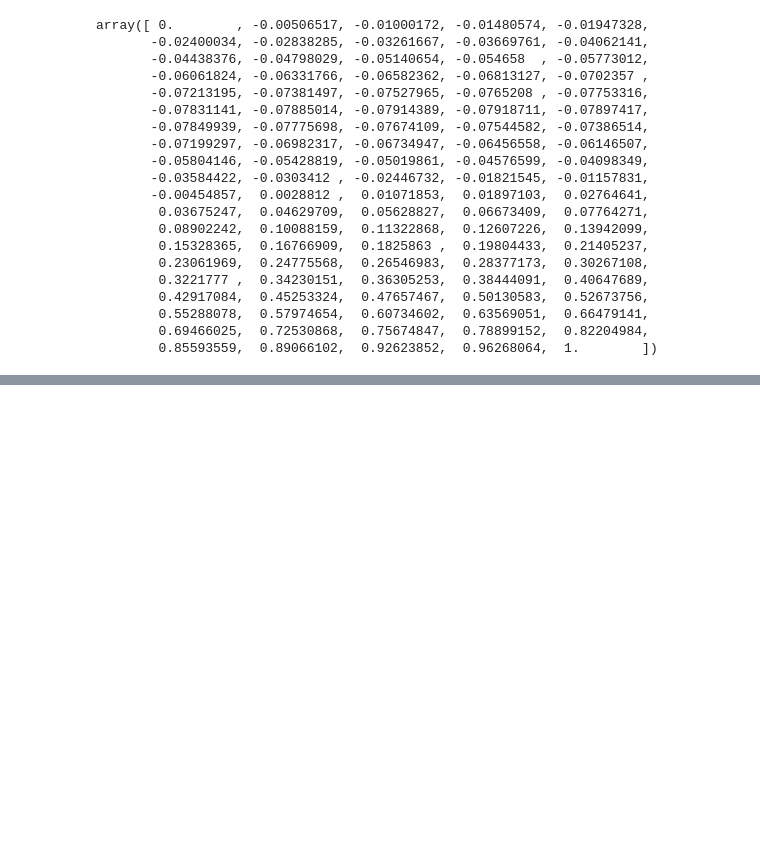
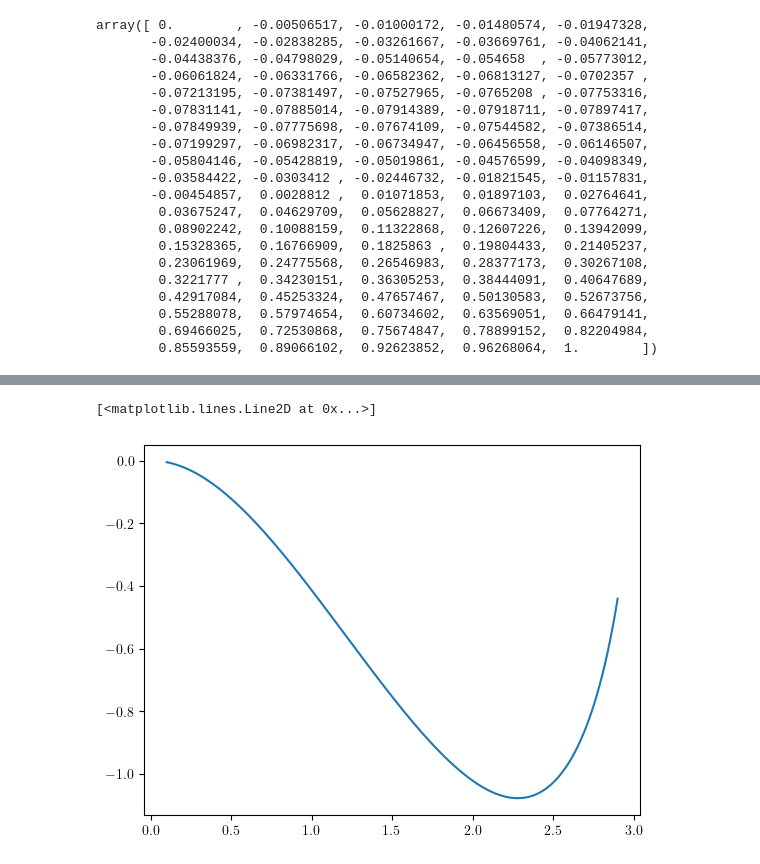
Before and after one commit to Bkorotko03/HoloProj, a Jupyter notebook: PertRNBH251110.ipynb, the cells around one changed output, grey strips where cells are left out. Drawn from its saved outputs; the diff is of its cells as text; code cells hidden in the pictures; blank space fills up the shorter version.

```diff
--- a/PertRNBH251110.ipynb
+++ b/PertRNBH251110.ipynb
@@ -220,0 +205,24 @@ abseqgrid: [3.23999838e+08 3.22065191e+08 3.20147821e+08 ... 1.79999640e+02
+# %%
+# if we let rdot blow up we get this first order term, math was done on my whiteboard once...
+def divArea(rgrid,R):
+    return (rgrid**(d-2)) / np.sqrt(f(rgrid,R))
+# %%
+def area(r0grid,R):
+    areaList = []
+    area1List = []
+    area2List = []
+    rgrid1 = np.logspace(np.log10(R+0.1),np.log10(rmax),num)
+    divAreaInteg = divArea(rgrid1,R)
+    for i in range(num):
+        r0 = r0grid[i]
+        rgrid2 = np.linspace(r0,R-0.1,num)
+        areaInteg1 = areaInteg(rgrid1,r0,R) - divAreaInteg
+        area1 = np.trapz(areaInteg1,rgrid1)
+        areaInteg2 = areaInteg(rgrid2,r0,R)
+        mask = np.isfinite(areaInteg2)
+        area2 = np.trapz(areaInteg2[mask],rgrid2[mask])
+        areaSum = (2 * area1) + (4 * area2)
+        areaList.append(areaSum)
+        area1List.append(area1)
+        area2List.append(area2)
+    return np.array(areaList), area1List, area2List
@@ -220,0 +262,3 @@ abseqgrid: [3.23999838e+08 3.22065191e+08 3.20147821e+08 ... 1.79999640e+02
+# %%
+testArea, test1, test2 = area(r0grid,R)
+testArea
@@ -220,0 +283,5 @@ abseqgrid: [3.23999838e+08 3.22065191e+08 3.20147821e+08 ... 1.79999640e+02
+# %%
+plt.plot(r0grid,test1)
+# %% [output]
+[<matplotlib.lines.Line2D at 0x...>]
+[figure, added]
```
Also changed, not shown: parts of 19 cells of this notebook, 1 other file.
